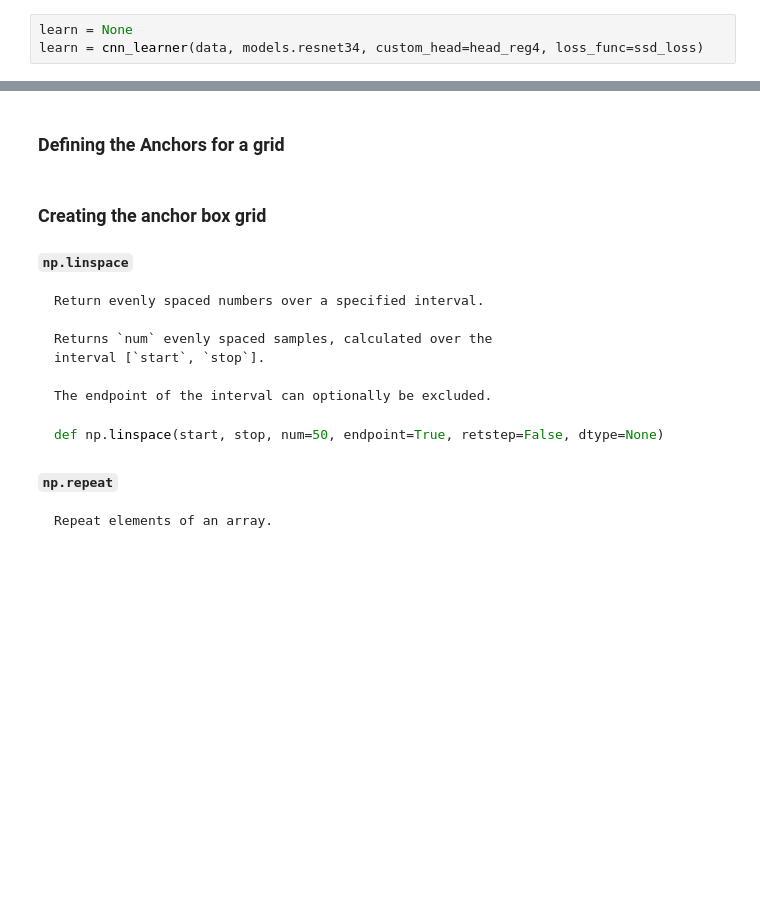
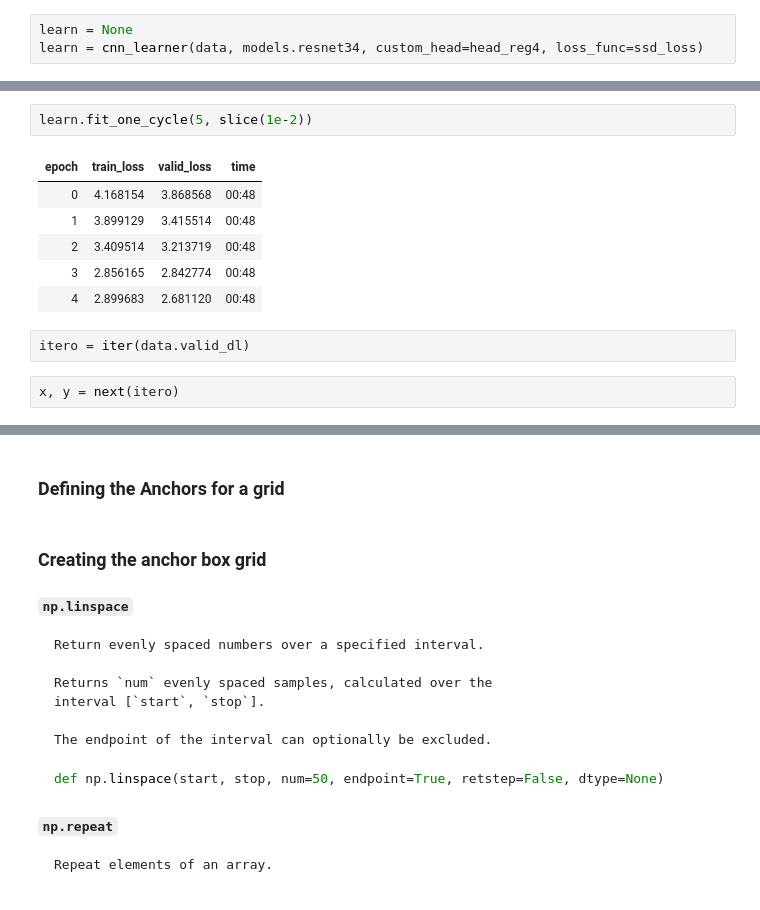
Before and after one commit to sidravic/SSD_ObjectDetection_2, a Jupyter notebook: train/MultiLabelObjectDetection.ipynb, the cells around one changed output, grey strips where cells are left out. Saved outputs shown, nothing was run; the diff lists cells and outputs as text; blank space fills up the shorter version.

```diff
--- a/train/MultiLabelObjectDetection.ipynb
+++ b/train/MultiLabelObjectDetection.ipynb
@@ -687,0 +713,13 @@ a = anchors.copy_
+# %%
+learn.fit_one_cycle(5, slice(1e-2))
+# %% [output]
+| epoch | train_loss | valid_loss | time |
+| 0 | 4.168154 | 3.868568 | 00:48 |
+| 1 | 3.899129 | 3.415514 | 00:48 |
+| 2 | 3.409514 | 3.213719 | 00:48 |
+| 3 | 2.856165 | 2.842774 | 00:48 |
+| 4 | 2.899683 | 2.681120 | 00:48 |
+# %%
+itero = iter(data.valid_dl)
+# %%
+x, y = next(itero)
```
Also changed, not shown: parts of 18 cells of this notebook.
